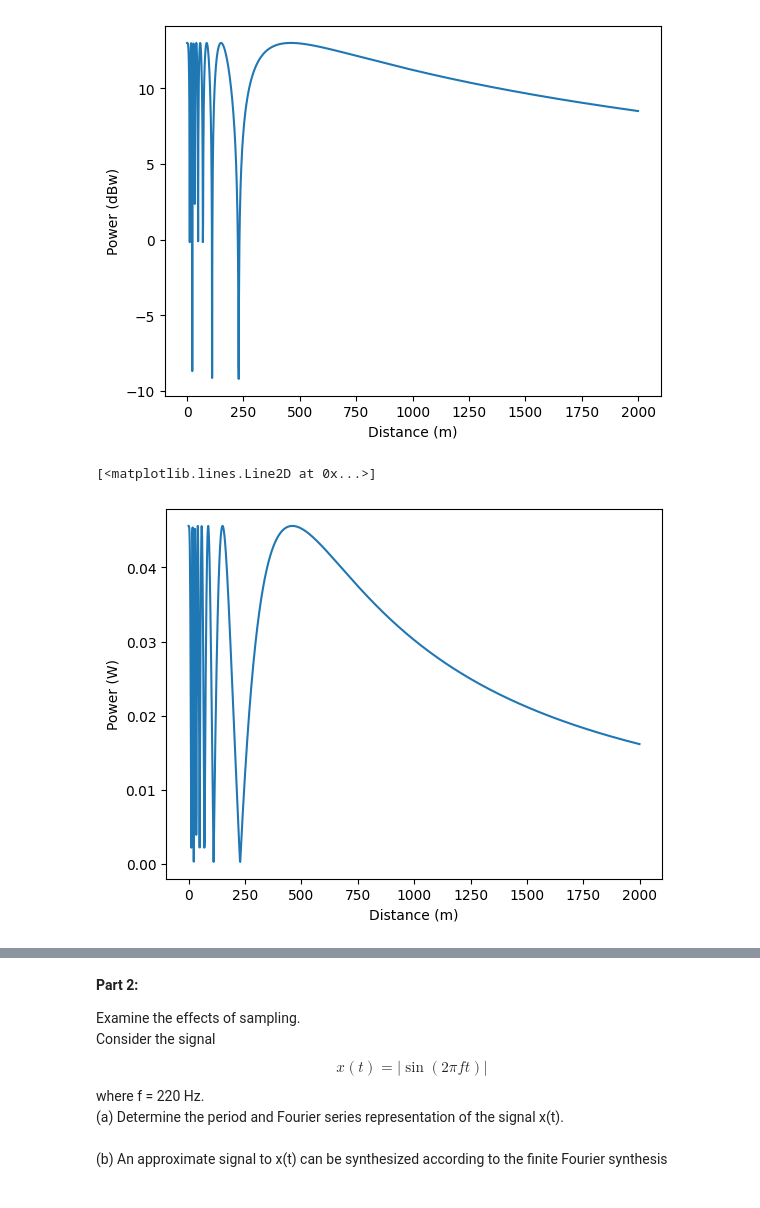
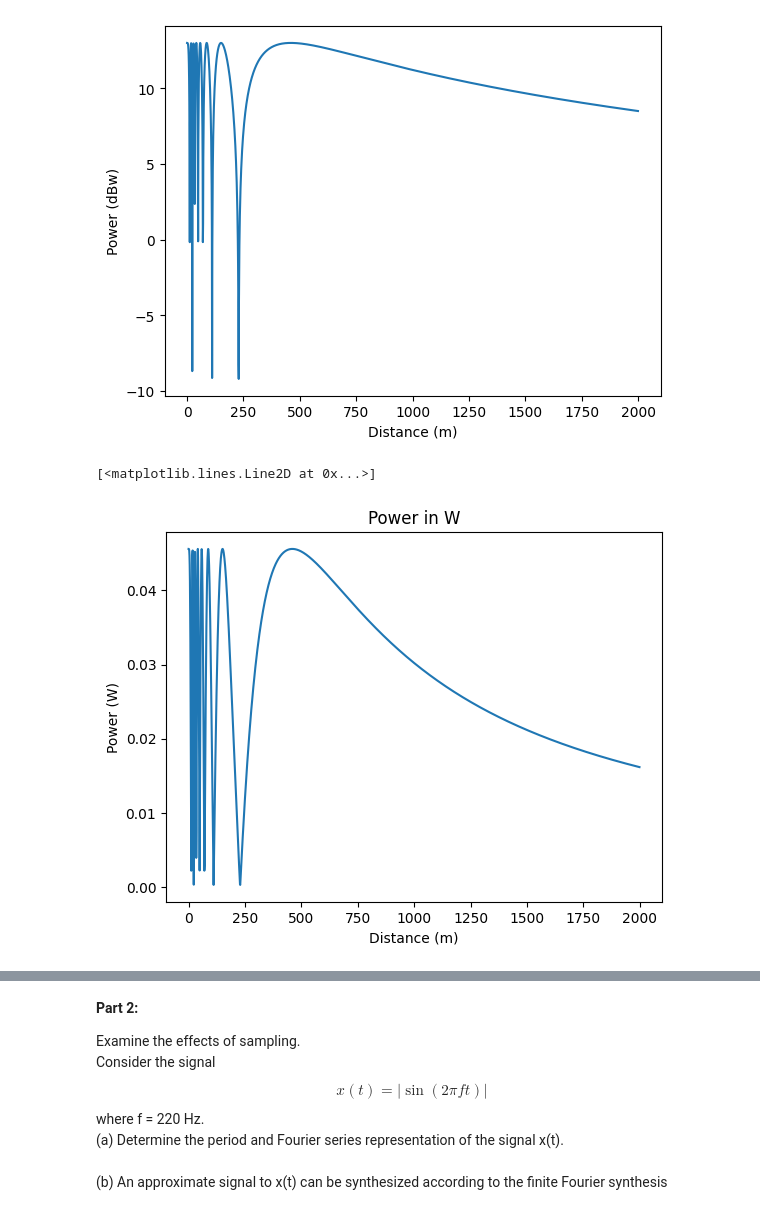
Before and after one commit to emifred/SignalProcessing-Project1, a Jupyter notebook: Untitled.ipynb, the cells around one changed output, grey strips where cells are left out. Cells and saved outputs as stored; diff of their text form; code cells hidden in the pictures.

```diff
--- a/Untitled.ipynb
+++ b/Untitled.ipynb
@@ -110,15 +110,19 @@ def r(t, d):
 
 def Pr(d):
     return ((wavelength**2)/(4*math.pi)**2)*r(0,d)[0]
+def PrdB(d):
+    return 10*math.log10(Pr(d))
 # %%
 x_values = np.arange(0, 2000, 1)
 y_values = []
 y_values2=[]
 y_valuesPr=[]
+y_valuesPrdB=[]
 for x in x_values:
     y_values.append(r(0,x)[0])
     y_values2.append(10*math.log10(r(0,x)[0]))
     y_valuesPr.append(Pr(x))
+    y_valuesPrdB.append(PrdB(x))
 
 y_values = np.array(y_values)
 plt.xlabel('Distance (m)')
@@ -137,9 +141,10 @@ plt.plot(x_values, y_values2, label='func(x)')
 [figure]
 # %%
 y_valuesPr = np.array(y_valuesPr)
+plt.title('Power in W')
 plt.xlabel('Distance (m)')
 plt.ylabel('Power (W)')
 plt.plot(x_values, y_valuesPr, label='func(x)')
 # %% [output]
 [<matplotlib.lines.Line2D at 0x...>]
-[figure, old version]
+[figure, new version]
```
Also changed, not shown: parts of 1 cell of this notebook.
